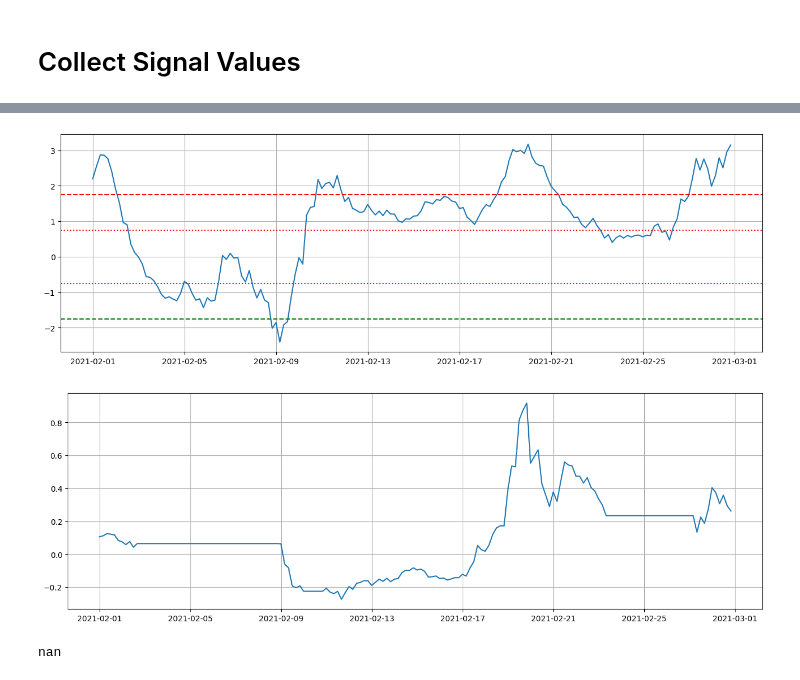
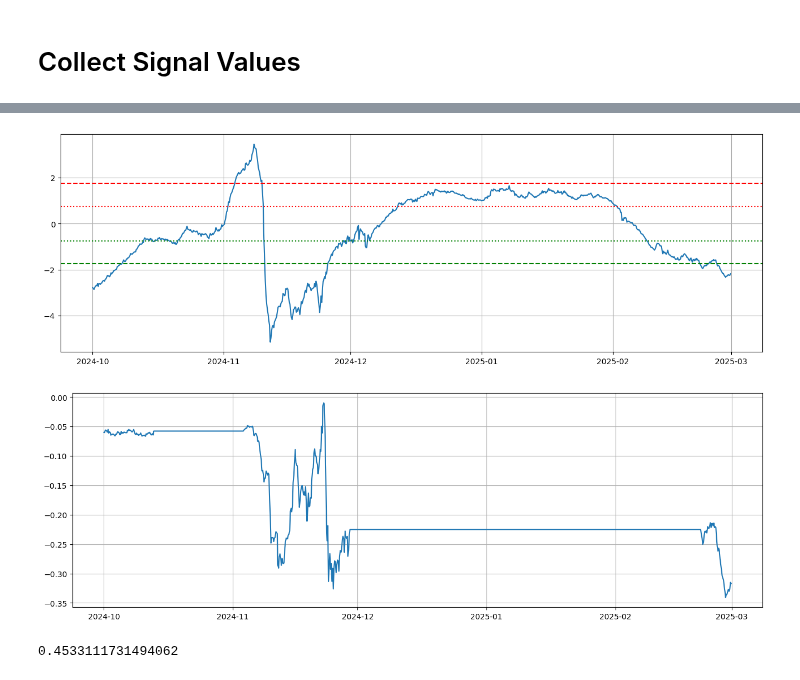
Before and after one commit to wbchristerson/crypto-strategies, a Jupyter notebook: updated_statistical_arbitrage_cointegration.ipynb, the cells around one changed output, grey strips where cells are left out. Drawn from its saved outputs; the diff is of its cells as text; code cells hidden in the pictures.

```diff
--- a/updated_statistical_arbitrage_cointegration.ipynb
+++ b/updated_statistical_arbitrage_cointegration.ipynb
@@ -105,22 +103,30 @@ def find_cointegrated_pairs(data, significance_level=0.05):
     return pvalue_matrix, pairs
 # %% [markdown]
 # Collect Signal Values
+# %%
+find_coint_pairs_cutoff = datetime(2022, 1, 1, 0, 0)
+#train_variants_cutoff = datetime(2023, 1, 1, 0, 0)
+
+px_find_coint_pairs = px.loc[:find_coint_pairs_cutoff].iloc[:-1]
+px_train_variants = px.loc[find_coint_pairs_cutoff:]
+# px_test_variants = pd.DataFrame()
 # %%
-input_prices = px
-step = 60
+# input_prices = px
+# step = 6 * 7 * 4
 significance_level = 0.05
 
 # pvalue_matrix, pairs = find_cointegrated_pairs(px)
 
+# for index in range(len(input_prices)):
+#     if index < step or index % step != 0:
+#         continue
 
-for index in range(len(input_prices)):
-    if index < step or index % step != 0:
-        continue
+#     pvalue_matrix, pairs = find_cointegrated_pairs(input_prices.iloc[(index-step):index], significance_level)
 
-    pvalue_matrix, pairs = find_cointegrated_pairs(input_prices.iloc[(index-step):index], significance_level)
+#     if len(pairs) > 0:
+#         break
 
-    if len(pairs) > 0:
-        break
+pvalue_matrix, pairs = find_cointegrated_pairs(px_find_coint_pairs, significance_level)
 # %%
 pairs
 # %% [output]
@@ -312,32 +315,27 @@ plt.show()
 # %%
 plt.figure(figsize=(16,5))
-plt.plot(strat_data["z-score"].loc[datetime(2021, 2, 1, 0, 0):datetime(2021, 2, 28, 20, 0)])
+plt.plot(strat_data["z-score"].shift().loc[datetime(2024, 10, 1, 0, 0):datetime(2025, 2, 28, 20, 0)])
 
 plt.axhline(-1.75, color="green", linestyle="--", label="-1.75")
 plt.axhline(1.75, color="red", linestyle="--", label="+1.75")
 plt.axhline(-0.75, color="green", linestyle="dotted", label="-0.75")
 plt.axhline(0.75, color="red", linestyle="dotted", label="+0.75")
 
 plt.grid()
 plt.show()
 # %% [output]
-[figure, old version]
+[figure, new version]
 # %%
 from datetime import datetime
 
 plt.figure(figsize=(16,5))
-plt.plot(balance_record.loc[datetime(2021, 2, 1, 0, 0):datetime(2021, 2, 28, 20, 0)])
+plt.plot(balance_record.loc[datetime(2024, 10, 1, 0, 0):datetime(2025, 2, 28, 20, 0)])
 
 plt.grid()
 plt.show()
-
-# balance_ret = balance_record / balance_record.shift() - 1
-
-# non_inf_balance_ret = balance_ret[balance_ret != float('inf')]
-# non_inf_balance_ret.mean() / non_inf_balance_ret.std() * np.sqrt(365 * 6)
 # %% [output]
-[figure, old version]
+[figure, new version]
 # %%
-strat_data["z-score"].loc[datetime(2021, 1, 1, 0, 0)]
+strat_data["z-score"].loc[datetime(2023, 1, 1, 0, 0)]
 # %% [output]
-nan
+0.4533111731494062
```
Also changed, not shown: parts of 11 cells of this notebook.
